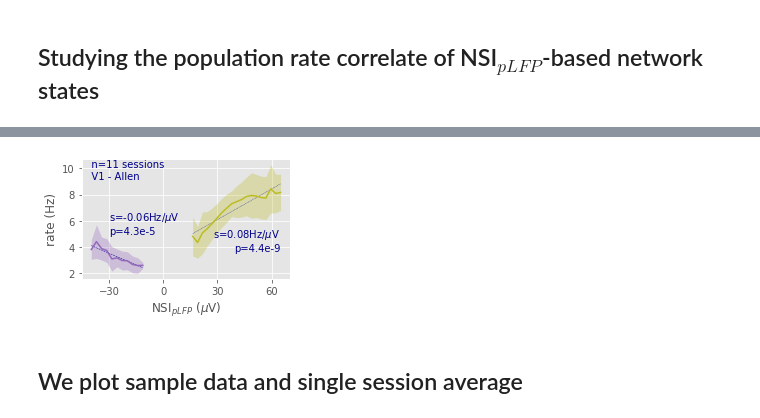
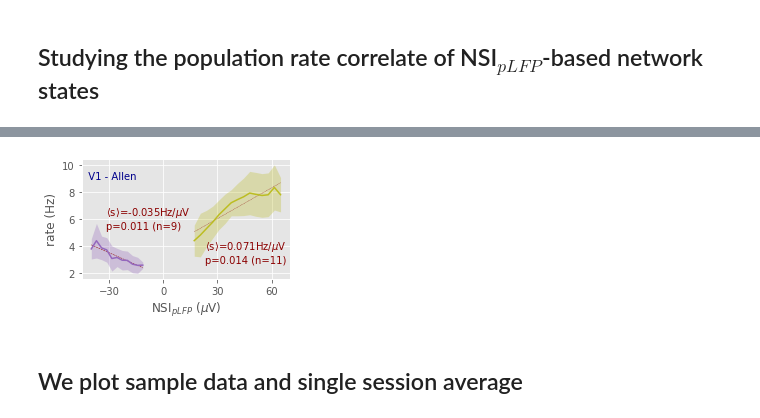
Before and after one commit to yzerlaut/Network_State_Index, a Jupyter notebook: demo/Allen-Neuropixels-dataset.ipynb, the cells around one changed output, grey strips where cells are left out. Cells and saved outputs as stored; diff of their text form; code cells hidden in the pictures.

```diff
--- a/demo/Allen-Neuropixels-dataset.ipynb
+++ b/demo/Allen-Neuropixels-dataset.ipynb
@@ -577,11 +586,12 @@ else:
 ## Studying the population rate correlate of NSI$_{pLFP}$-based network states
 # %%
 NSI_bins_neg = np.linspace(-40, 0, 15)
-NSI_bins_pos = np.linspace(0, 65, 25)
+NSI_bins_pos = np.linspace(0, 65, 20)
 Nmin_episode = 5 # a minimum episode condition for each level (to get a meaningful average)
 
 delta_env_rhythmic = np.zeros((len(sessions), len(NSI_bins_neg)))
 std_delta_env_rhythmic = np.zeros((len(sessions), len(NSI_bins_neg)))
+
 mean_level_nonrhythmic = np.zeros((len(sessions), len(NSI_bins_pos)))
 std_level_nonrhythmic = np.zeros((len(sessions), len(NSI_bins_pos)))
 
@@ -609,3 +619,27 @@ for i, data in enumerate(DATA):
         else:
             mean_level_nonrhythmic[i,k] = np.nan
             std_level_nonrhythmic[i,k] = np.nan
+# %%
+from scipy.stats import ttest_1samp
+fig, ax = plt.subplots(1, figsize=(3.7,2.5))
+
+neg_slopes, pos_slopes = [], []
+
+for i in range(len(DATA)):
+    # slopes in NSI<0 states
+    cond = np.isfinite(delta_env_rhythmic[i,:])
+    if np.sum(cond)>2:
+        pol = np.polyfit(NSI_bins_neg[cond], delta_env_rhythmic[i,cond], 1)
+        ax.plot(NSI_bins_neg[cond], delta_env_rhythmic[i,cond])
+        ax.plot(NSI_bins_neg[cond], np.polyval(pol, NSI_bins_neg[cond]), '--', color='darkblue', lw=0.2)
+        neg_slopes.append(pol[0])
+    # slopes in NSI<0 states
+    cond = np.isfinite(mean_level_nonrhythmic[i,:])
+    if np.sum(cond)>2:
+        pol = np.polyfit(NSI_bins_pos[cond], mean_level_nonrhythmic[i,cond], 1)
+        ax.plot(NSI_bins_pos[cond], mean_level_nonrhythmic[i,cond])
+        ax.plot(NSI_bins_pos[cond], np.polyval(pol, NSI_bins_pos[cond]), '--', color='darkblue', lw=0.2)
+        pos_slopes.append(pol[0])
+
+ax.set_ylabel('rate (Hz)')
+ax.set_xlabel('NSI$_{pLFP}$ ($\mu$V)')
@@ -612,40 +649,40 @@ for i, data in enumerate(DATA):
 # %%
 # N.B. we use "np.nan" has a flag for "no episodes in that range" (see above) so the average generates some warning
-from scipy.stats import pearsonr
+from scipy.stats import pearsonr, ttest_1samp
 
 fig, ax = plt.subplots(1, figsize=(3.7,2.5))
 
 # statistical analysis for the NSI vs delta envelope relationship in NSI<0 states
 cond = np.isfinite(np.nanmean(delta_env_rhythmic, axis=0))
 pol = np.polyfit(NSI_bins_neg[cond], np.nanmean(delta_env_rhythmic, axis=0)[cond], 1)
-ax.plot(NSI_bins_neg[cond], np.polyval(pol, NSI_bins_neg[cond]), '--', color='darkblue', lw=0.5)
-ax.annotate('s=%.2fHz/$\mu$V\n'%pol[0]+str('p=%.1e' % pearsonr(NSI_bins_neg[cond], np.nanmean(delta_env_rhythmic, axis=0)[cond])[1]).replace('-0', '-'),
-            (-30,5), color='darkblue')
+ax.plot(NSI_bins_neg[cond], np.polyval(pol, NSI_bins_neg[cond]), '--', color='darkred', lw=0.5)
+ax.annotate(r'$\langle$s$\rangle$=%.3fHz/$\mu$V'%np.mean(neg_slopes)+'\n'+'p=%.3f (n=%i)'%(ttest_1samp(neg_slopes, 0).pvalue, len(neg_slopes)),
+            (-32,5.3), color='darkred')
 
 cond = np.isfinite(np.nanmean(mean_level_nonrhythmic, axis=0))
 pol = np.polyfit(NSI_bins_pos[cond], np.nanmean(mean_level_nonrhythmic, axis=0)[cond], 1)
-ax.plot(NSI_bins_pos[cond], np.polyval(pol, NSI_bins_pos[cond]), '--', color='darkblue', lw=0.3)
-ax.annotate('s=%.2fHz/$\mu$V\n'%pol[0]+str('p=%.1e' % pearsonr(NSI_bins_pos[cond], np.nanmean(mean_level_nonrhythmic, axis=0)[cond])[1]).replace('-0', '-'),
-            (65,5.5), color='darkblue', ha='right', va='top')
+ax.plot(NSI_bins_pos[cond], np.polyval(pol, NSI_bins_pos[cond]), '--', color='darkred', lw=0.3)
+ax.annotate(r'$\langle$s$\rangle$=%.3fHz/$\mu$V'%np.mean(pos_slopes)+'\n'+'p=%.3f (n=%i)'%(ttest_1samp(pos_slopes, 0).pvalue, len(pos_slopes)),
+            (68,4.5), color='darkred', ha='right', va='top')
 
 
 ax.plot(NSI_bins_neg, np.nanmean(delta_env_rhythmic, axis=0), color=plt.cm.tab10(4))
 ax.fill_between(NSI_bins_neg, np.nanmean(delta_env_rhythmic, axis=0)-np.nanstd(delta_env_rhythmic, axis=0),
                 np.nanmean(delta_env_rhythmic, axis=0)+np.nanstd(delta_env_rhythmic, axis=0), alpha=0.3, lw=0, color=plt.cm.tab10(4))
 
 ax.plot(NSI_bins_pos, np.nanmean(mean_level_nonrhythmic, axis=0), color=plt.cm.tab10(8))
 ax.fill_between(NSI_bins_pos, np.nanmean(mean_level_nonrhythmic, axis=0)-np.nanstd(mean_level_nonrhythmic, axis=0),
                 np.nanmean(mean_level_nonrhythmic, axis=0)+np.nanstd(mean_level_nonrhythmic, axis=0), alpha=0.3, lw=0, color=plt.cm.tab10(8))
 
-ax.annotate('   n=%i sessions\n   V1 - Allen' % len(sessions), (0,1), xycoords='axes fraction', color='darkblue', va='top')
+ax.annotate('\n  V1 - Allen', (0,1), xycoords='axes fraction', color='darkblue', va='top')
 
 ax.set_ylabel('rate (Hz)')
 ax.set_xlabel('NSI$_{pLFP}$ ($\mu$V)')
 ax.set_xticks([-30,0,30,60])
 plt.tight_layout()
-fig.savefig('../doc/V1-pop-rate-dep.svg')
+#fig.savefig('../doc/V1-pop-rate-dep.svg')
 # %% [output]
-[figure, old version]
+[figure, new version]
 # %% [markdown]
 ## We plot sample data and single session average
 # %%
```
Also changed, not shown: parts of 7 cells of this notebook.
